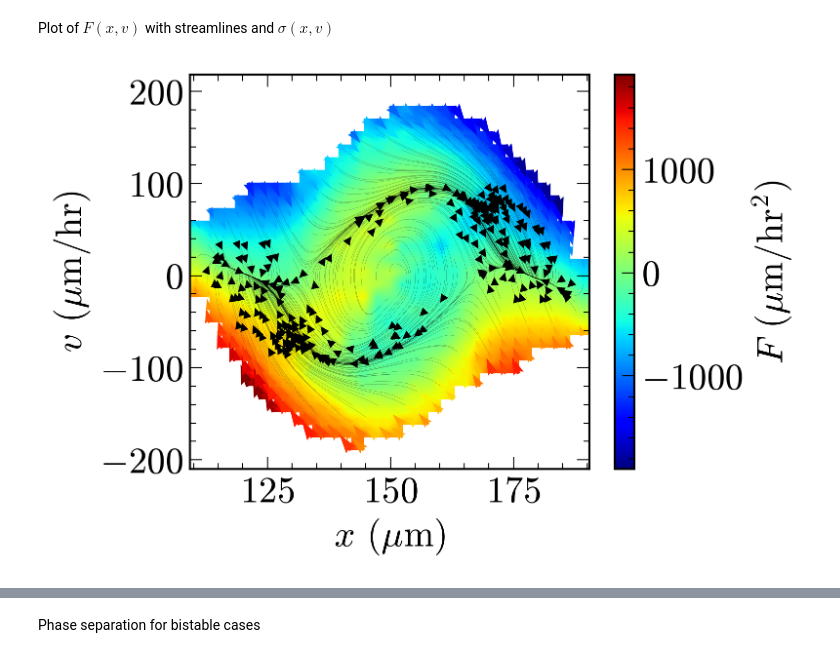
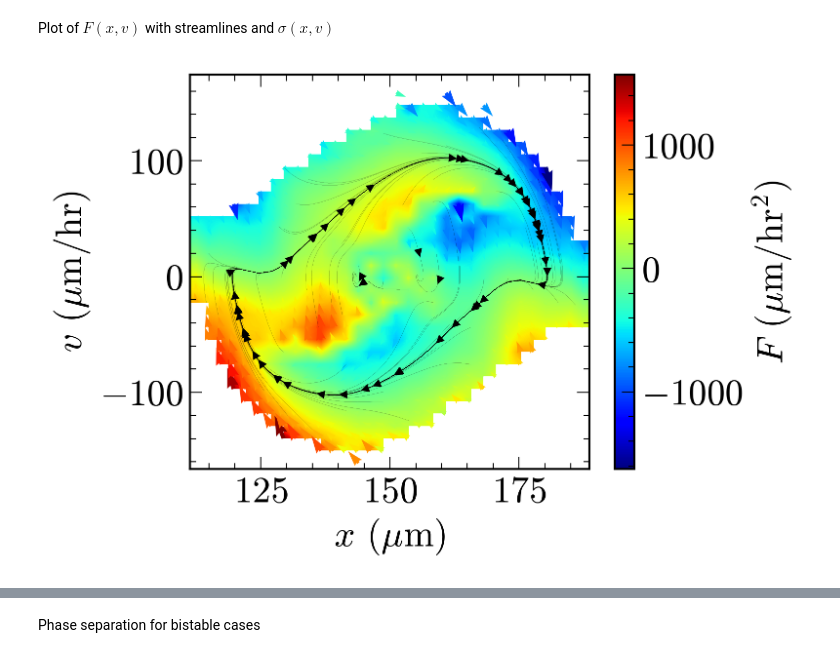
Before and after one commit to pedromzadeh/hopper, a Jupyter notebook: processing/ray_tracing.ipynb, the cells around one changed output, grey strips where cells are left out. Drawn from its saved outputs; the diff is of its cells as text; code cells hidden in the pictures.

```diff
--- a/processing/ray_tracing.ipynb
+++ b/processing/ray_tracing.ipynb
@@ -9,10 +9,13 @@ default_LC_gid = 10
 # %% [markdown]
 Read the raw sim data for a grid ID
 # %%
+data_root = f"/mnt/c/Users/pedro/OneDrive - Johns Hopkins/Documents/Research/hopper/_server/sim_data/{root}"
+
 grid_df = read_fulltake(
-    f"../_server/sim_data/{root}/parquets/fulltake_gid{gid}.parquet",
-    scale_position=True,
+    os.path.join(data_root, f"parquets/fulltake_gid{gid}.parquet"), scale_position=True
 )
 
-grid_df.rid.unique().size
+grid_df.rid.unique().size, yaml.safe_load(
+    open(os.path.join(data_root, f"configs/grid_id{gid}/cell.yaml"), "rb")
+)
 # %% [output]
@@ -52,16 +89,16 @@ Apply a time filter (min) to raw data and compute $x, v, a$
 # %%
-grid_df = apply_time_filter(grid_df, dt=3, base_rate=3)
+grid_df_samples = apply_time_filter(grid_df, dt=4, base_rate=2)
 
-nbins = 31
+nbins = 32
 xva_df = get_xva_df(
-    grid_df,
+    grid_df_samples,
     nbins,
-    yfile=f"../_server/sim_data/{root}/configs/grid_id{gid}/simbox.yaml",
+    yfile=os.path.join(data_root, f"configs/grid_id{gid}/simbox.yaml"),
 )
 # %% [markdown]
 Plot of $F(x, v)$ with streamlines and $\sigma(x, v)$
 # %%
-bounds, F, sigma = compute_F_sigma(xva_df, nbins=nbins, min_pts=10)
+bounds, F, sigma = compute_F_sigma(xva_df, nbins=nbins, min_pts=2)
 
 xmin, xmax = bounds["x"]
 vmin, vmax = bounds["v"]
@@ -69,49 +106,35 @@ bounds_tup = (xmin, xmax, vmin, vmax, nbins)
 
 plot_title = make_title(xva_df)
 title = {"label": plot_title, "fontsize": 20}
 
-init_pts = linear_lattice(xmin, xmax, vmin, vmax, n_pts=100, s=1.)
+# init_pts = linear_lattice(xmin, xmax, vmin, vmax, n_pts=100, s=1)
+# init_pts[:, 1] += 20
 fig, ax = plt.subplots(1, 2, figsize=(11, 3.5), dpi=300)
 
 X, Y, init_pts = full_lattice(F, xmin, xmax, vmin, vmax, nbins)
+
 
 ax[0].set_title(**title)
 F_streamplot(
     F,
     bounds_tup,
-    stream_init_pts=init_pts[::2],
+    stream_init_pts=init_pts[::10],
     imshow_kwargs={"interpolation": "bilinear", "origin": "lower", "cmap": "jet"},
     streamplot_kwargs={
         "integration_direction": "forward",
         "color": "black",
         "broken_streamlines": False,
         "density": 1,
         "linewidth": 0.05,
     },
     do_try=True,
     ax=ax[0],
 )
-# ax[0].scatter(init_pts[:, 0], init_pts[:, 1])
 
-im = ax[1].imshow(
-    sigma,
-    extent=[xmin, xmax, vmin, vmax],
-    interpolation="bilinear",
-    origin="lower",
-    cmap="viridis",
-)
-
-# ax[0].scatter(init_pts[:, 0], init_pts[:, 1], s=5, color="red")
-# ax[1].set_xlabel(r"$x$ ($\mu$m)")
-# ax[1].set_ylabel(r"$v$ ($\mu$m/hr)")
-# cbar = plt.colorbar(im, ax=ax[1])
-# cbar.set_label(r"$\sigma$ ($\mu$m/hr$^{-3/2}$)")
-# ax[1].set_aspect("auto")
 ax[1].remove()
-
 ax[0].set_title("")
 
 plt.subplots_adjust(wspace=0.5)
 plt.show()
 # %% [output]
-[figure, old version]
+[figure, new version]
```
Also changed, not shown: parts of 21 cells of this notebook, 3 other files.
